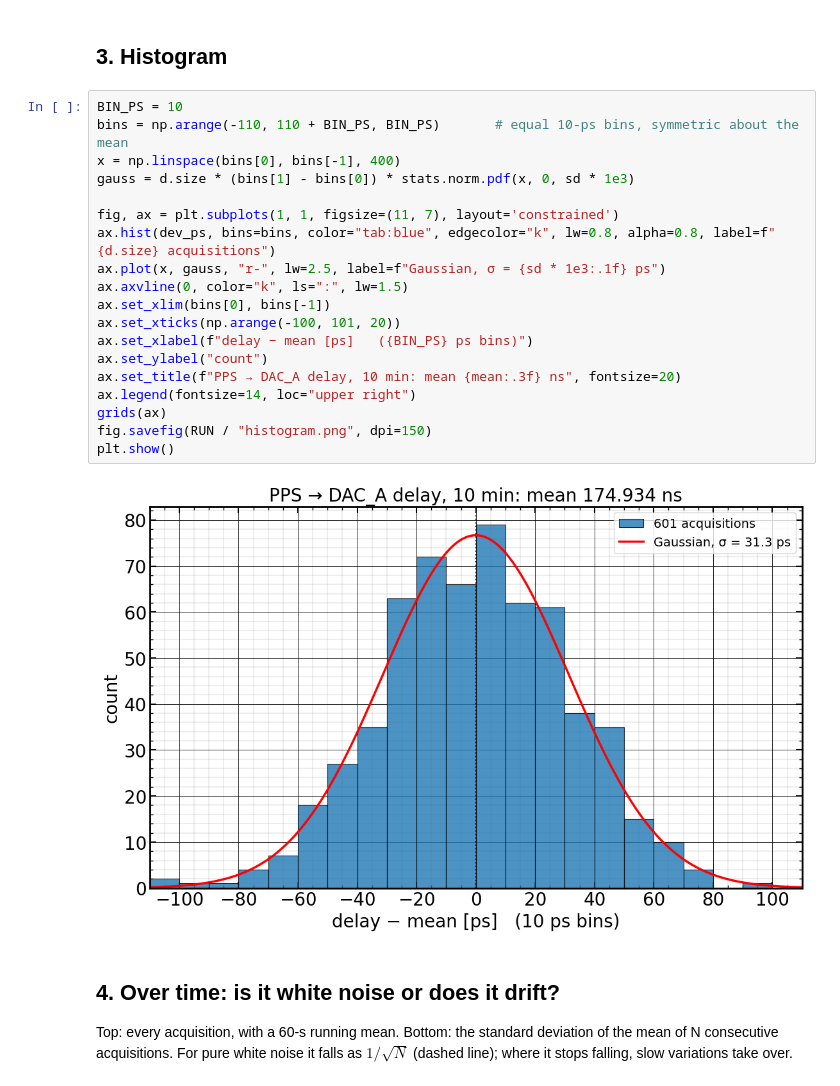
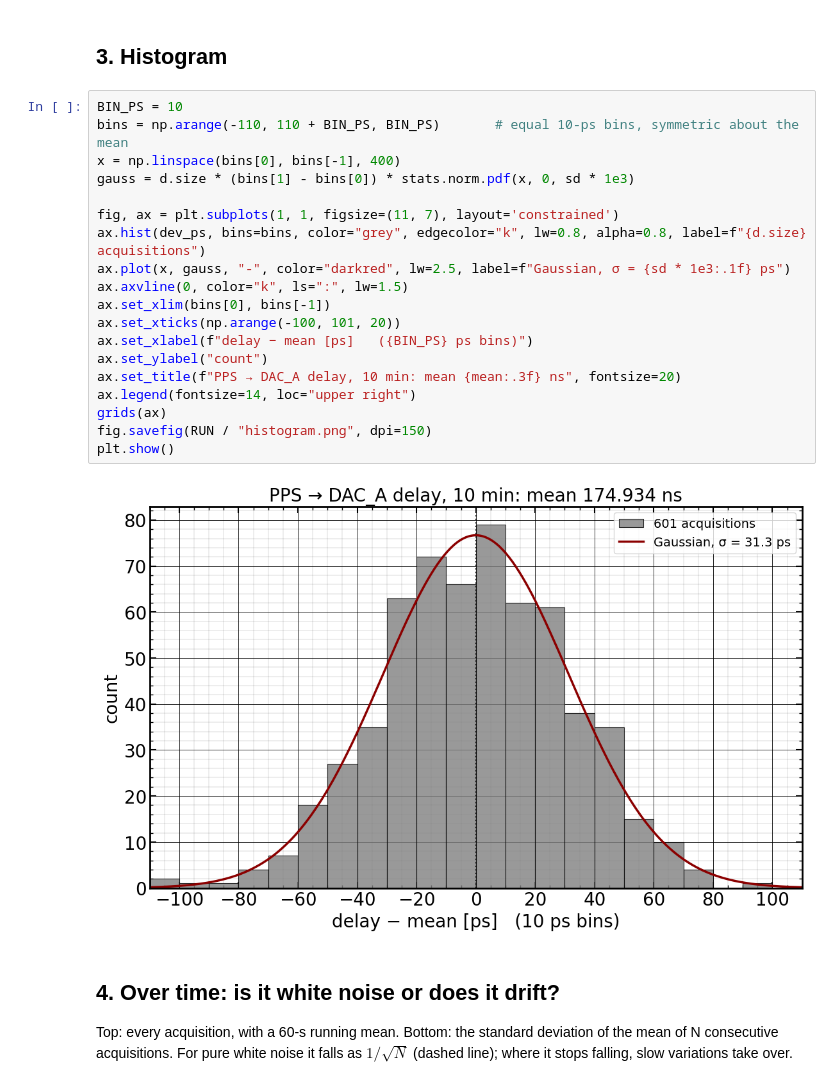
Before and after one commit to felipe-mazzi/PRN, a Jupyter notebook: Oct_27_report.ipynb, the cells around one changed output. Saved outputs shown, nothing was run; the diff lists cells and outputs as text.

Commit message:
Grey bins and dark red Gaussian in the Oct 27 histogram
Co-Authored-By: Claude Opus 5.5 <noreply@anthropic.com>

```diff
--- a/Oct_27_report.ipynb
+++ b/Oct_27_report.ipynb
@@ -104,24 +104,24 @@ skewness -0.149, excess kurtosis -0.037, Shapiro-Wilk p = 0.57
 # %%
 BIN_PS = 10
 bins = np.arange(-110, 110 + BIN_PS, BIN_PS)       # equal 10-ps bins, symmetric about the mean
 x = np.linspace(bins[0], bins[-1], 400)
 gauss = d.size * (bins[1] - bins[0]) * stats.norm.pdf(x, 0, sd * 1e3)
 
 fig, ax = plt.subplots(1, 1, figsize=(11, 7), layout='constrained')
-ax.hist(dev_ps, bins=bins, color="tab:blue", edgecolor="k", lw=0.8, alpha=0.8, label=f"{d.size} acquisitions")
-ax.plot(x, gauss, "r-", lw=2.5, label=f"Gaussian, σ = {sd * 1e3:.1f} ps")
+ax.hist(dev_ps, bins=bins, color="grey", edgecolor="k", lw=0.8, alpha=0.8, label=f"{d.size} acquisitions")
+ax.plot(x, gauss, "-", color="darkred", lw=2.5, label=f"Gaussian, σ = {sd * 1e3:.1f} ps")
 ax.axvline(0, color="k", ls=":", lw=1.5)
 ax.set_xlim(bins[0], bins[-1])
 ax.set_xticks(np.arange(-100, 101, 20))
 ax.set_xlabel(f"delay − mean [ps]   ({BIN_PS} ps bins)")
 ax.set_ylabel("count")
 ax.set_title(f"PPS → DAC_A delay, 10 min: mean {mean:.3f} ns", fontsize=20)
 ax.legend(fontsize=14, loc="upper right")
 grids(ax)
 fig.savefig(RUN / "histogram.png", dpi=150)
 plt.show()
 # %% [output]
-[figure, old version]
+[figure, new version]
 # %% [markdown]
 ## 4. Over time: is it white noise or does it drift?
 
```
Also changed, not shown: 1 other file.
